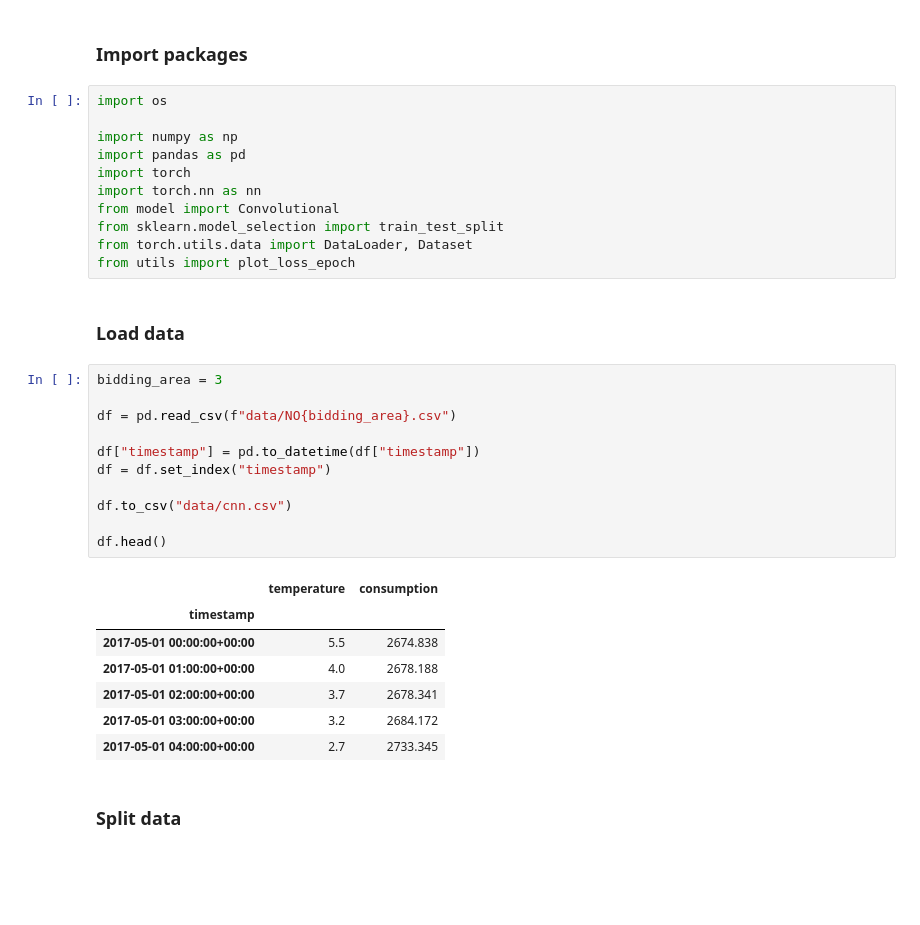
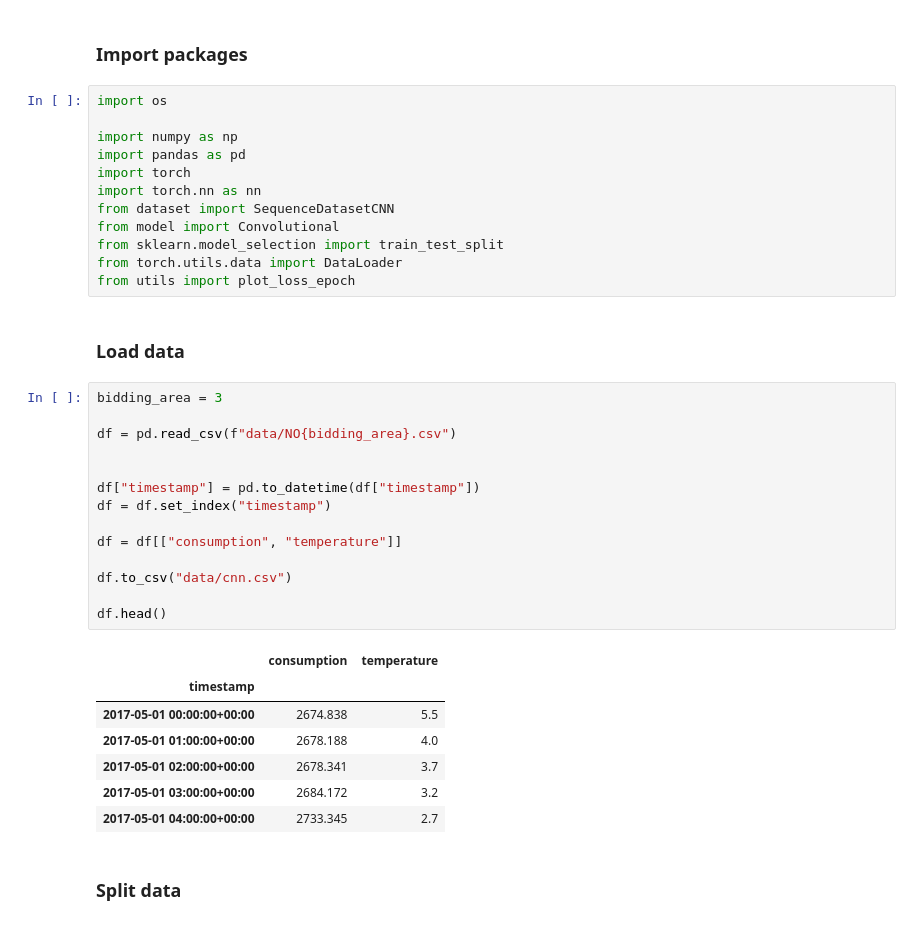
Before and after one commit to jatobro/it3030-deep-learning, a Jupyter notebook: timeseries/cnn.ipynb, the cells around one changed output. Saved outputs shown, nothing was run; the diff lists cells and outputs as text; blank space fills up the shorter version.

```diff
--- a/timeseries/cnn.ipynb
+++ b/timeseries/cnn.ipynb
@@ -9,31 +9,35 @@ import numpy as np
 import pandas as pd
 import torch
 import torch.nn as nn
+from dataset import SequenceDatasetCNN
 from model import Convolutional
 from sklearn.model_selection import train_test_split
-from torch.utils.data import DataLoader, Dataset
+from torch.utils.data import DataLoader
 from utils import plot_loss_epoch
 # %% [markdown]
 ### Load data
 # %%
 bidding_area = 3
 
 df = pd.read_csv(f"data/NO{bidding_area}.csv")
 
+
 df["timestamp"] = pd.to_datetime(df["timestamp"])
 df = df.set_index("timestamp")
+
+df = df[["consumption", "temperature"]]
 
 df.to_csv("data/cnn.csv")
 
 df.head()
 # %% [output]
-|  | temperature | consumption |
+|  | consumption | temperature |
 | timestamp |  |  |
-| 2017-05-01 00:00:00+00:00 | 5.5 | 2674.838 |
-| 2017-05-01 01:00:00+00:00 | 4.0 | 2678.188 |
-| 2017-05-01 02:00:00+00:00 | 3.7 | 2678.341 |
-| 2017-05-01 03:00:00+00:00 | 3.2 | 2684.172 |
-| 2017-05-01 04:00:00+00:00 | 2.7 | 2733.345 |
+| 2017-05-01 00:00:00+00:00 | 2674.838 | 5.5 |
+| 2017-05-01 01:00:00+00:00 | 2678.188 | 4.0 |
+| 2017-05-01 02:00:00+00:00 | 2678.341 | 3.7 |
+| 2017-05-01 03:00:00+00:00 | 2684.172 | 3.2 |
+| 2017-05-01 04:00:00+00:00 | 2733.345 | 2.7 |
 # %% [markdown]
 ### Split data
 # %%
```
Also changed, not shown: parts of 8 cells of this notebook, 5 other files.
